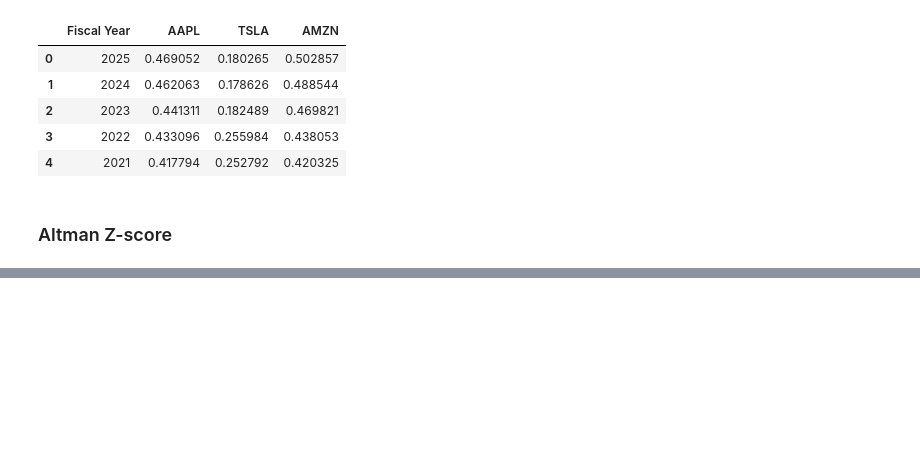
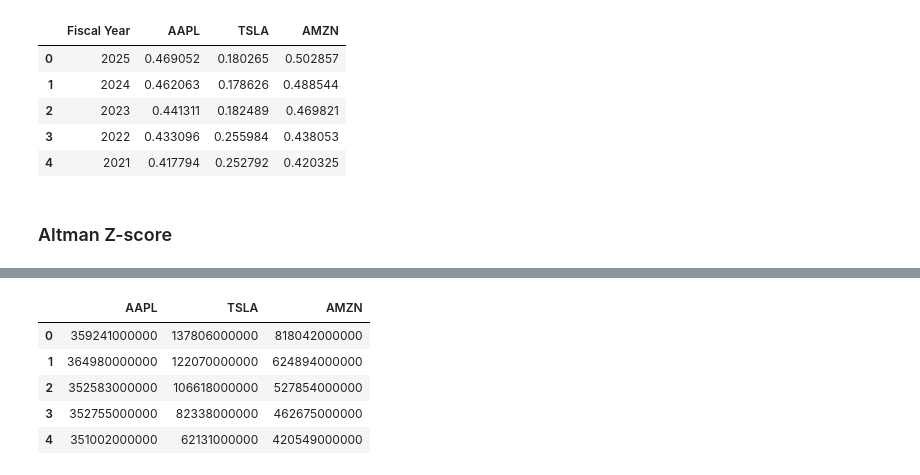
Before and after one commit to JustinWoo20/stock-backtesting, a Jupyter notebook: notebooks/functions.ipynb, the cells around one changed output, grey strips where cells are left out. Drawn from its saved outputs; the diff is of its cells as text; code cells hidden in the pictures; blank space fills up the shorter version.

```diff
--- a/notebooks/functions.ipynb
+++ b/notebooks/functions.ipynb
@@ -485,5 +477,14 @@ z_score_df = {}
 for name, metric in zip(metric_names, z_score_metrics):
     metric_dict = dict(zip(test_stocks, metric))
     z_score_df[name] = pd.DataFrame.from_dict(metric_dict)
+# %%
+z_score_df['Total Assets']
+# %% [output]
+|  | AAPL | TSLA | AMZN |
+| 0 | 359241000000 | 137806000000 | 818042000000 |
+| 1 | 364980000000 | 122070000000 | 624894000000 |
+| 2 | 352583000000 | 106618000000 | 527854000000 |
+| 3 | 352755000000 | 82338000000 | 462675000000 |
+| 4 | 351002000000 | 62131000000 | 420549000000 |
 # %%
 # Next step: Calculate z-score based on manufacturing/non-manufacturing
```
Also changed, not shown: parts of 6 cells of this notebook.
